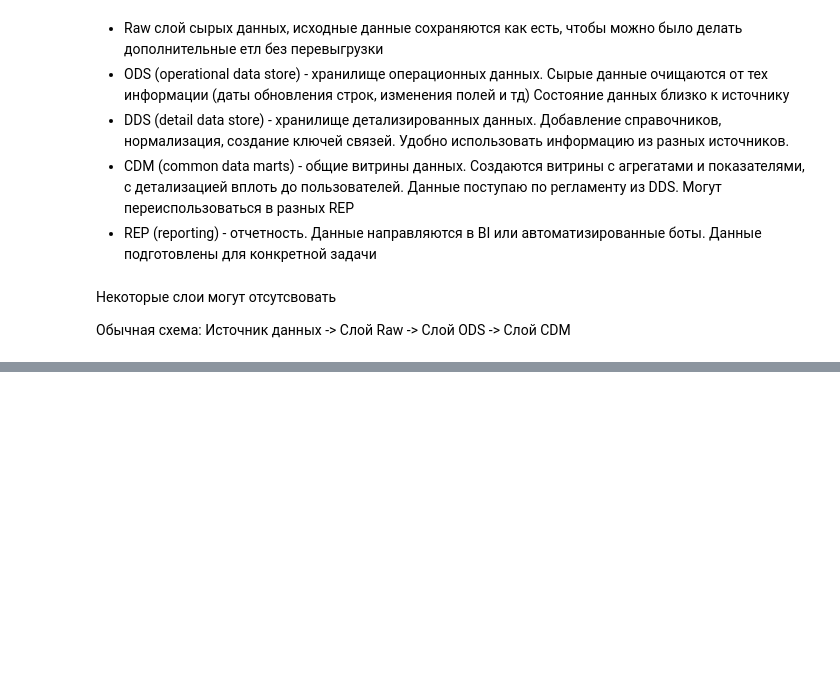
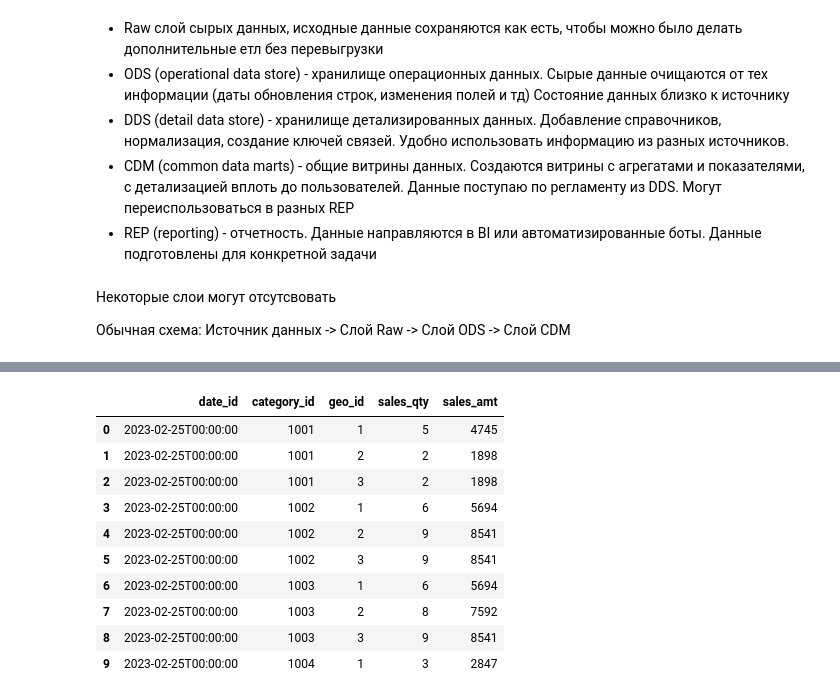
Before and after one commit to Alex-Zhukov/DE, a Jupyter notebook: YP/DE/3_sprint/theory.ipynb, the cells around one changed output, grey strips where cells are left out. Saved outputs shown, nothing was run; the diff lists cells and outputs as text; code cells hidden in the pictures; blank space fills up the shorter version.

```diff
--- a/YP/DE/3_sprint/theory.ipynb
+++ b/YP/DE/3_sprint/theory.ipynb
@@ -56,0 +97,16 @@ print(get_report_response)
+# %%
+customer_research = pd.read_csv("stage/customer_research.csv", index_col=0)
+# %%
+customer_research.head(10)
+# %% [output]
+|  | date_id | category_id | geo_id | sales_qty | sales_amt |
+| 0 | 2023-02-25T00:00:00 | 1001 | 1 | 5 | 4745 |
+| 1 | 2023-02-25T00:00:00 | 1001 | 2 | 2 | 1898 |
+| 2 | 2023-02-25T00:00:00 | 1001 | 3 | 2 | 1898 |
+| 3 | 2023-02-25T00:00:00 | 1002 | 1 | 6 | 5694 |
+| 4 | 2023-02-25T00:00:00 | 1002 | 2 | 9 | 8541 |
+| 5 | 2023-02-25T00:00:00 | 1002 | 3 | 9 | 8541 |
+| 6 | 2023-02-25T00:00:00 | 1003 | 1 | 6 | 5694 |
+| 7 | 2023-02-25T00:00:00 | 1003 | 2 | 8 | 7592 |
+| 8 | 2023-02-25T00:00:00 | 1003 | 3 | 9 | 8541 |
+| 9 | 2023-02-25T00:00:00 | 1004 | 1 | 3 | 2847 |
```
Also changed, not shown: parts of 16 cells of this notebook, 5 other files.
